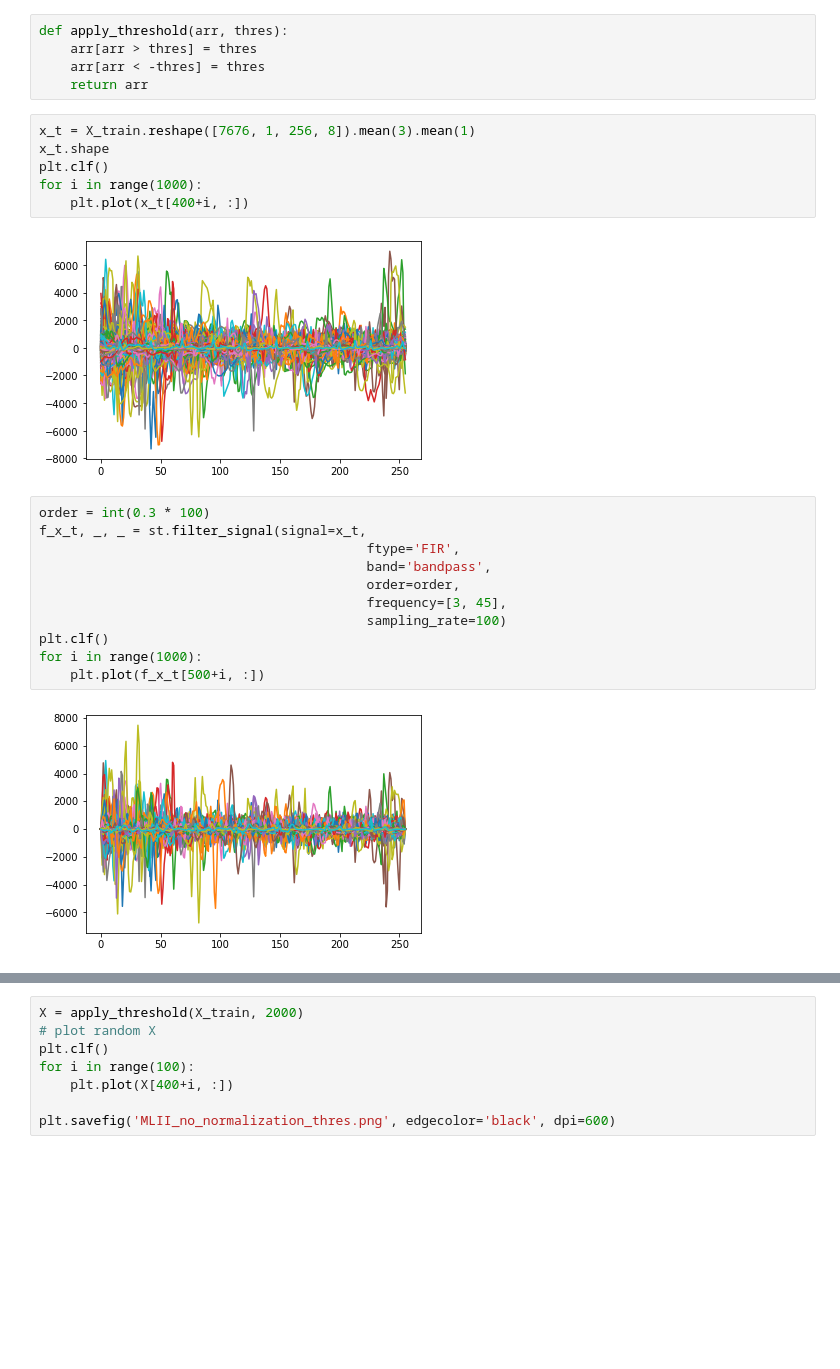
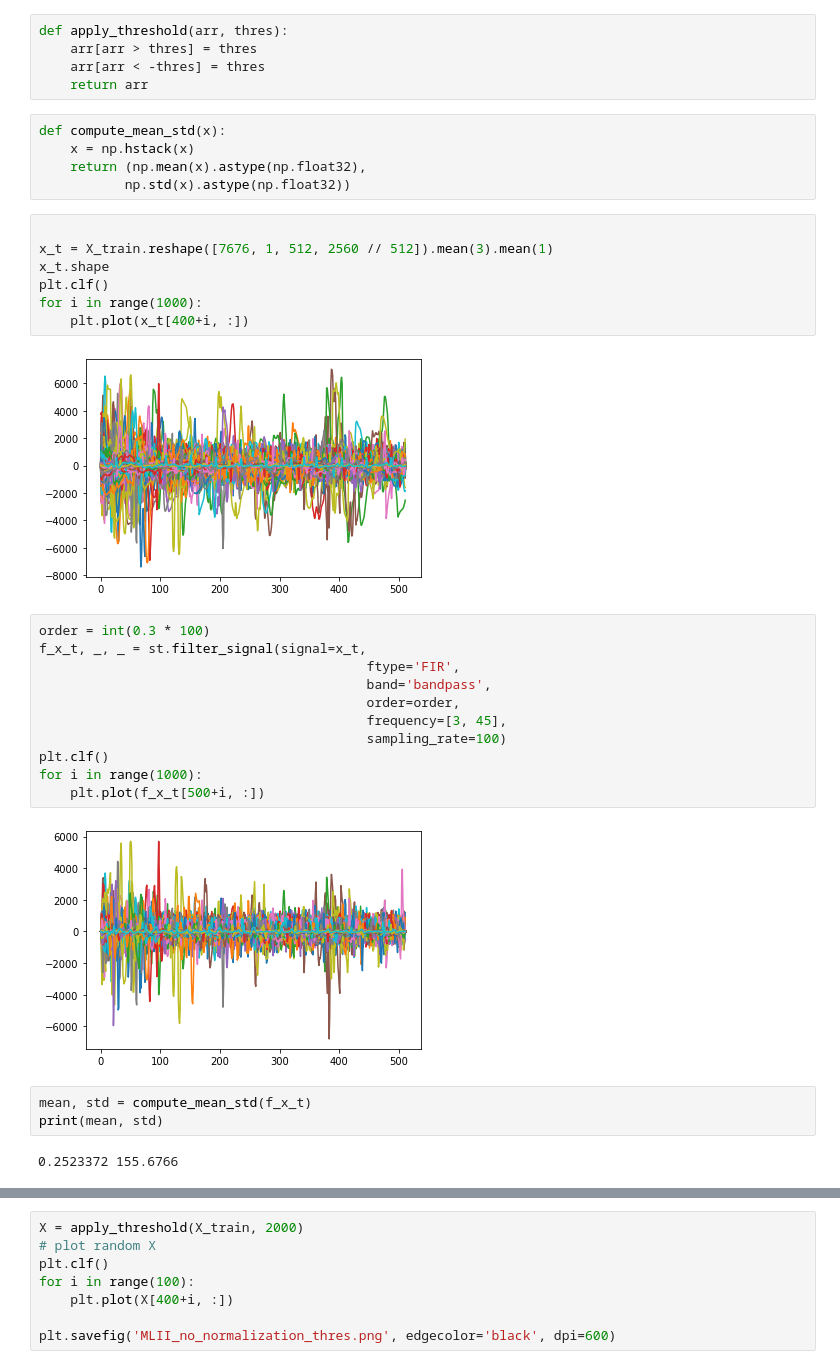
Before and after one commit to wonderit/ecg, a Jupyter notebook: examples/cinc17/data_preprocess.ipynb, the cells around one changed output, grey strips where cells are left out. Drawn from its saved outputs; the diff is of its cells as text; blank space fills up the shorter version.

```diff
--- a/examples/cinc17/data_preprocess.ipynb
+++ b/examples/cinc17/data_preprocess.ipynb
@@ -27,14 +27,20 @@ def apply_threshold(arr, thres):
     arr[arr > thres] = thres
     arr[arr < -thres] = thres
     return arr
+# %%
+def compute_mean_std(x):
+    x = np.hstack(x)
+    return (np.mean(x).astype(np.float32),
+           np.std(x).astype(np.float32))
 # %%
-x_t = X_train.reshape([7676, 1, 256, 8]).mean(3).mean(1)
+
+x_t = X_train.reshape([7676, 1, 512, 2560 // 512]).mean(3).mean(1)
 x_t.shape
 plt.clf()
 for i in range(1000):
     plt.plot(x_t[400+i, :])
 # %% [output]
-[figure, old version]
+[figure, new version]
 # %%
 order = int(0.3 * 100)
 f_x_t, _, _ = st.filter_signal(signal=x_t,
@@ -47,4 +53,9 @@ plt.clf()
 for i in range(1000):
     plt.plot(f_x_t[500+i, :])
 # %% [output]
-[figure, old version]
+[figure, new version]
+# %%
+mean, std = compute_mean_std(f_x_t)
+print(mean, std)
+# %% [output]
+0.2523372 155.6766
```
Also changed, not shown: parts of 1 cell of this notebook, 1 other file.
